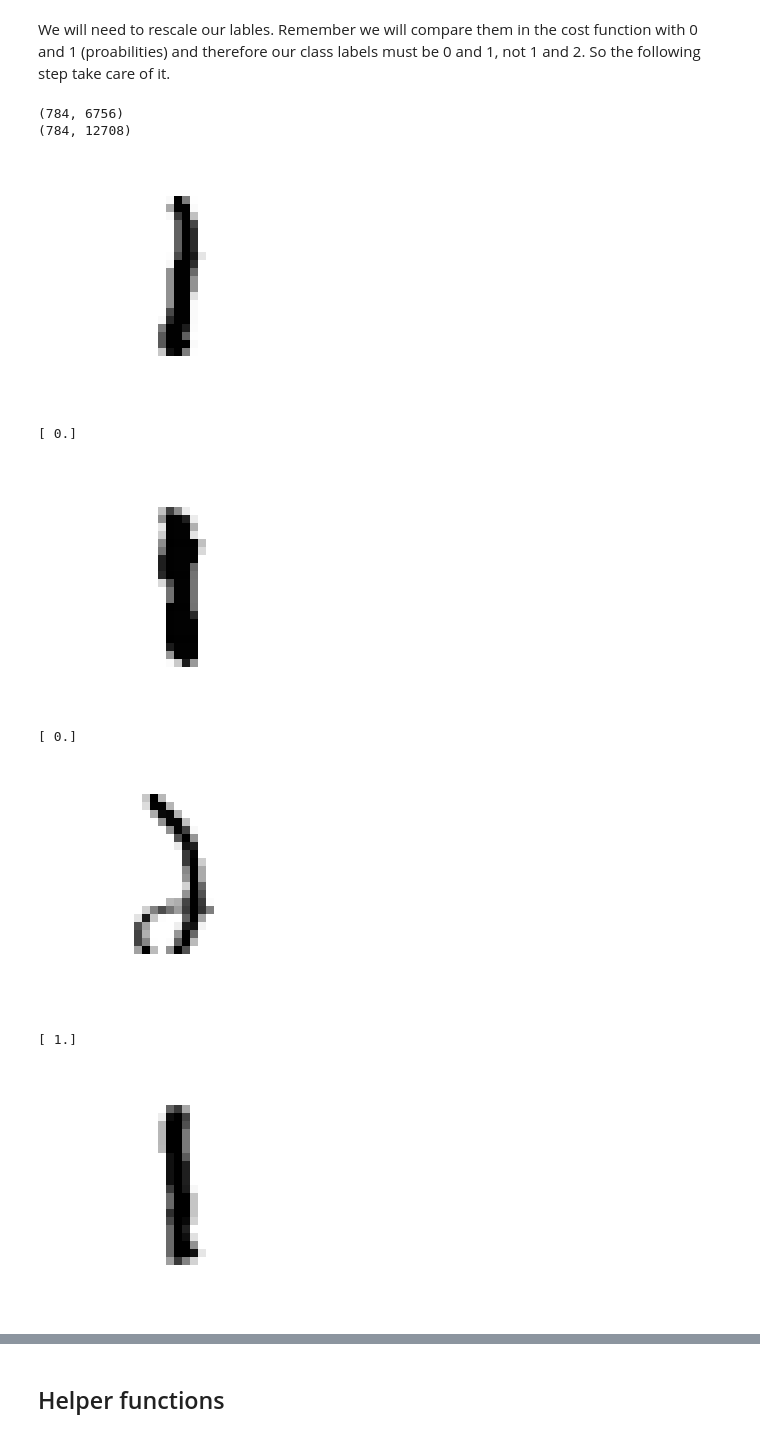
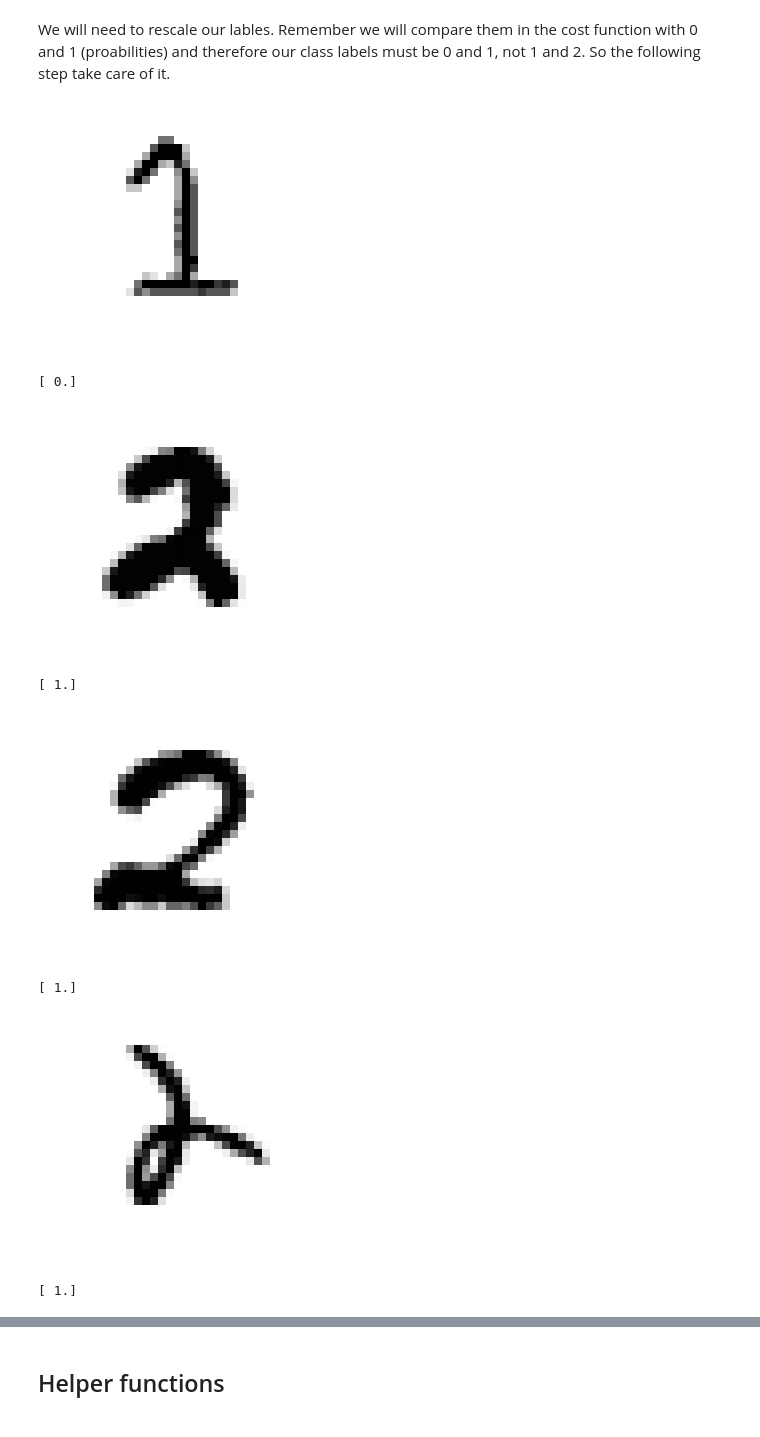
Before and after one commit to michelucci/Logistic-Regression-Explained, a Jupyter notebook: MNIST with Logistic Regression from scratch.ipynb, the cells around one changed output, grey strips where cells are left out. Saved outputs shown, nothing was run; the diff lists cells and outputs as text; code cells hidden in the pictures.

```diff
--- a/MNIST with Logistic Regression from scratch.ipynb
+++ b/MNIST with Logistic Regression from scratch.ipynb
@@ -216,0 +182,3 @@ print(dim_test)
+# %%
+X_train_normalised = X_train/255.0
+X_test_normalised = X_test/255.0
@@ -216,0 +187,16 @@ print(dim_test)
+# %%
+X_train_tr = X_train_normalised.transpose()
+y_train_tr = y_train.reshape(1,y_train.shape[0])
+X_test_tr = X_test_normalised.transpose()
+y_test_tr = y_test.reshape(1,y_test.shape[0])
+
+print(X_train_tr.shape)
+print(y_train_tr.shape)
+print(X_test_tr.shape)
+print(y_test_tr.shape)
+
+dim_train = X_train_tr.shape[1]
+dim_test = X_test_tr.shape[1]
+
+print("The training dataset has dimensions equal to", dim_train)
+print("The test set has dimensions equal to", dim_test)
@@ -228,22 +212,26 @@ np.place(y_test12, y_test12 == 2, 1)
+# %%
+y_train_shifted = y_train_tr - 1
+y_test_shifted = y_test_tr - 1
 # %%
-print(X_train1.shape)
-print(X_train12.shape)
+plot_digit(X_train_tr[:,1005])
+print(y_train_shifted[:,1005])
+plot_digit(X_train_tr[:,1432])
+print(y_train_shifted[:,1432])
+plot_digit(X_train_tr[:,456])
+print(y_train_shifted[:,456])
+plot_digit(X_train_tr[:,567])
+print(y_train_shifted[:,567])
 
-plot_digit(X_train12[:,1005])
-print(y_train12[:,1005])
-plot_digit(X_train12[:,1432])
-print(y_train12[:,1432])
-plot_digit(X_train12[:,456])
-print(y_train12[:,456])
-plot_digit(X_train12[:,567])
-print(y_train12[:,567])
+Xtrain = X_train_tr
+ytrain = y_train_shifted
+Xtest = X_test_tr
+ytest = y_test_shifted
 # %% [output]
+[figure, new version]
-(784, 6756)
-(784, 12708)
+[ 0.]
-[figure, old version]
+[figure, new version]
-[ 0.]
+[ 1.]
-[figure, old version]
+[figure, new version]
-[ 0.]
+[ 1.]
-[figure, old version]
+[figure, new version]
 [ 1.]
-[figure, old version]
```
Also changed, not shown: parts of 44 cells of this notebook.
